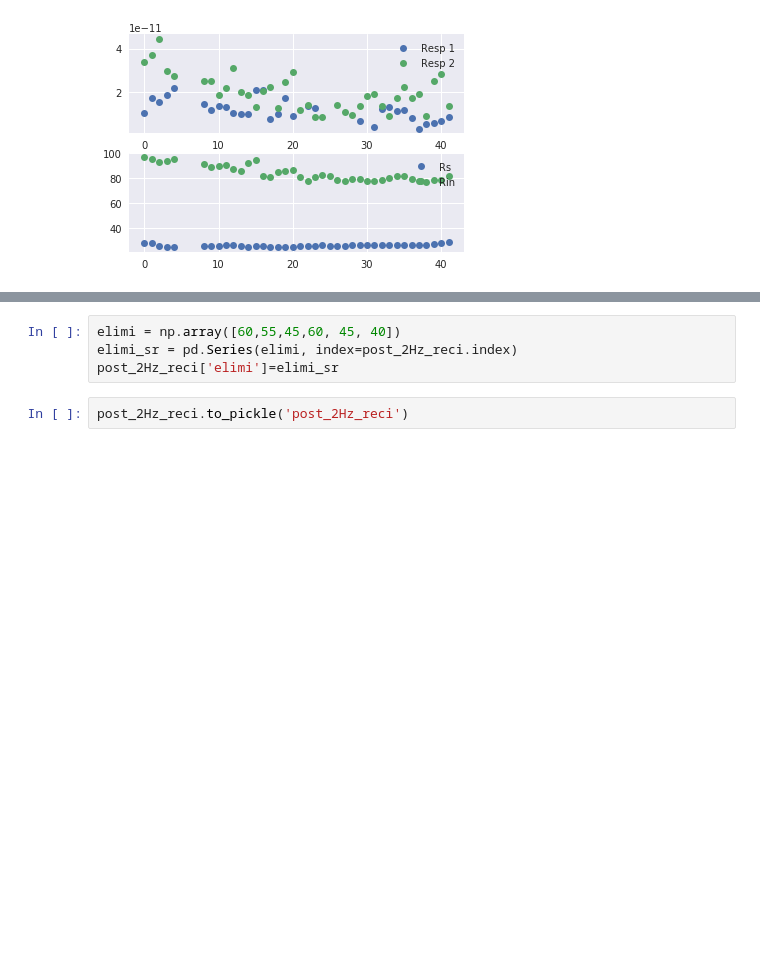
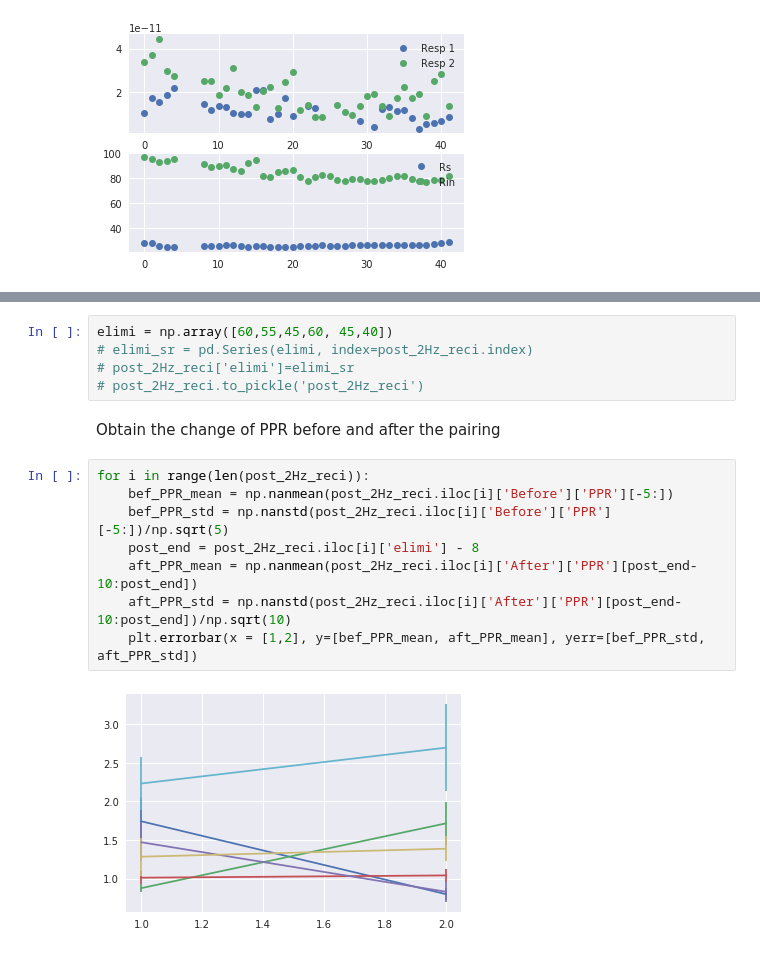
Before and after one commit to ShuangLiBCM/Patch_data_ana, a Jupyter notebook: Notebooks/Figure_noasso_LTD_2.ipynb, the cells around one changed output, grey strips where cells are left out. Cells and saved outputs as stored; diff of their text form; blank space fills up the shorter version.

Commit message:
Figure making notebooks

```diff
--- a/Notebooks/Figure_noasso_LTD_2.ipynb
+++ b/Notebooks/Figure_noasso_LTD_2.ipynb
@@ -138,6 +135,17 @@ plt.errorbar(x=np.arange(len(ave_ptl_mean)), y=ave_ptl_mean, yerr=ave_ptl_ste, f
 # %%
-elimi = np.array([60,55,45,60, 45, 40])
-elimi_sr = pd.Series(elimi, index=post_2Hz_reci.index)
-post_2Hz_reci['elimi']=elimi_sr
+elimi = np.array([60,55,45,60, 45,40])
+# elimi_sr = pd.Series(elimi, index=post_2Hz_reci.index)
+# post_2Hz_reci['elimi']=elimi_sr
+# post_2Hz_reci.to_pickle('post_2Hz_reci')
-# %%
-post_2Hz_reci.to_pickle('post_2Hz_reci')
+# %% [markdown]
+Obtain the change of PPR before and after the pairing
+# %%
+for i in range(len(post_2Hz_reci)):
+    bef_PPR_mean = np.nanmean(post_2Hz_reci.iloc[i]['Before']['PPR'][-5:])
+    bef_PPR_std = np.nanstd(post_2Hz_reci.iloc[i]['Before']['PPR'][-5:])/np.sqrt(5)
+    post_end = post_2Hz_reci.iloc[i]['elimi'] - 8
+    aft_PPR_mean = np.nanmean(post_2Hz_reci.iloc[i]['After']['PPR'][post_end-10:post_end])
+    aft_PPR_std = np.nanstd(post_2Hz_reci.iloc[i]['After']['PPR'][post_end-10:post_end])/np.sqrt(10)
+    plt.errorbar(x = [1,2], y=[bef_PPR_mean, aft_PPR_mean], yerr=[bef_PPR_std, aft_PPR_std])
+# %% [output]
+[figure, added]
```
Also changed, not shown: parts of 6 cells of this notebook, 7 other files.
